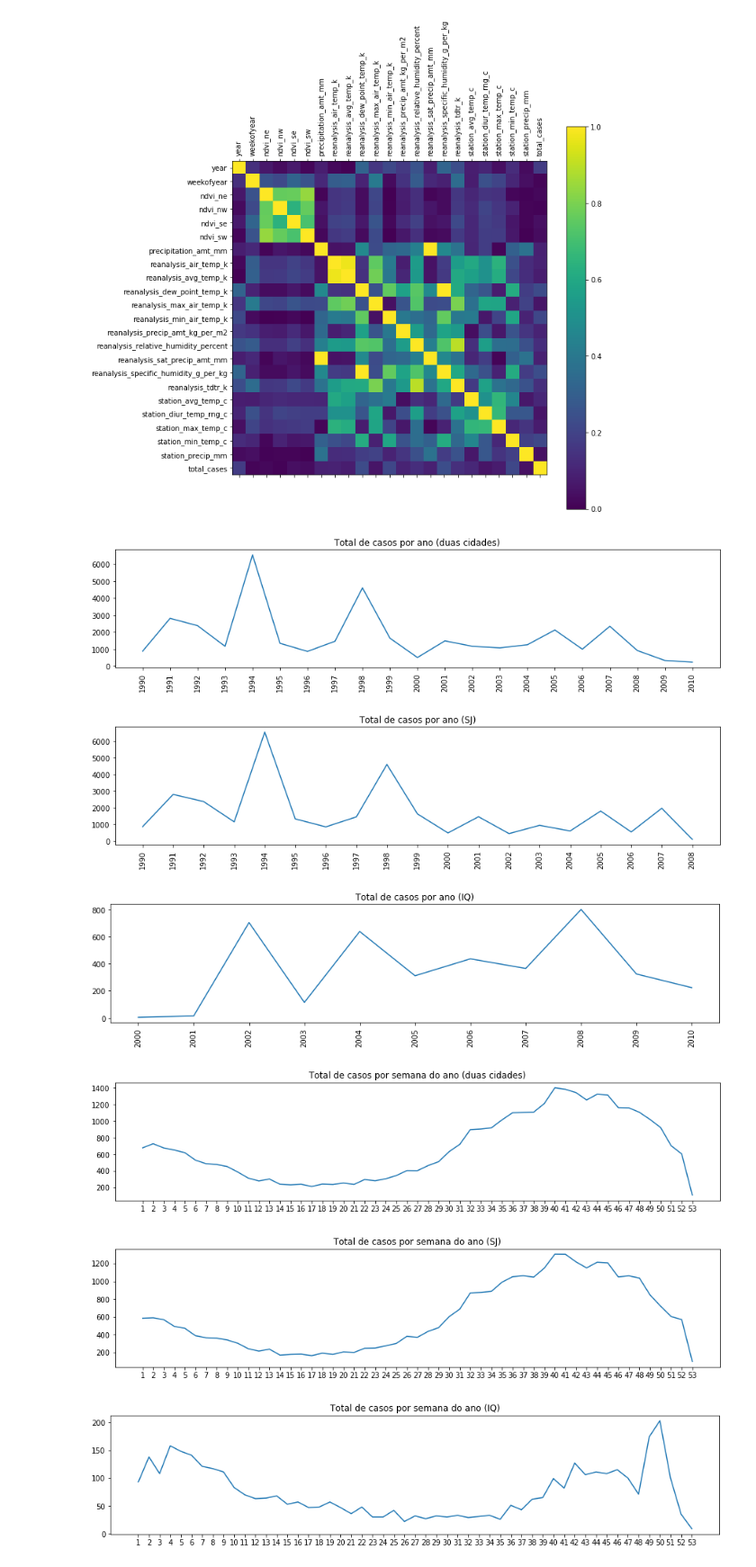
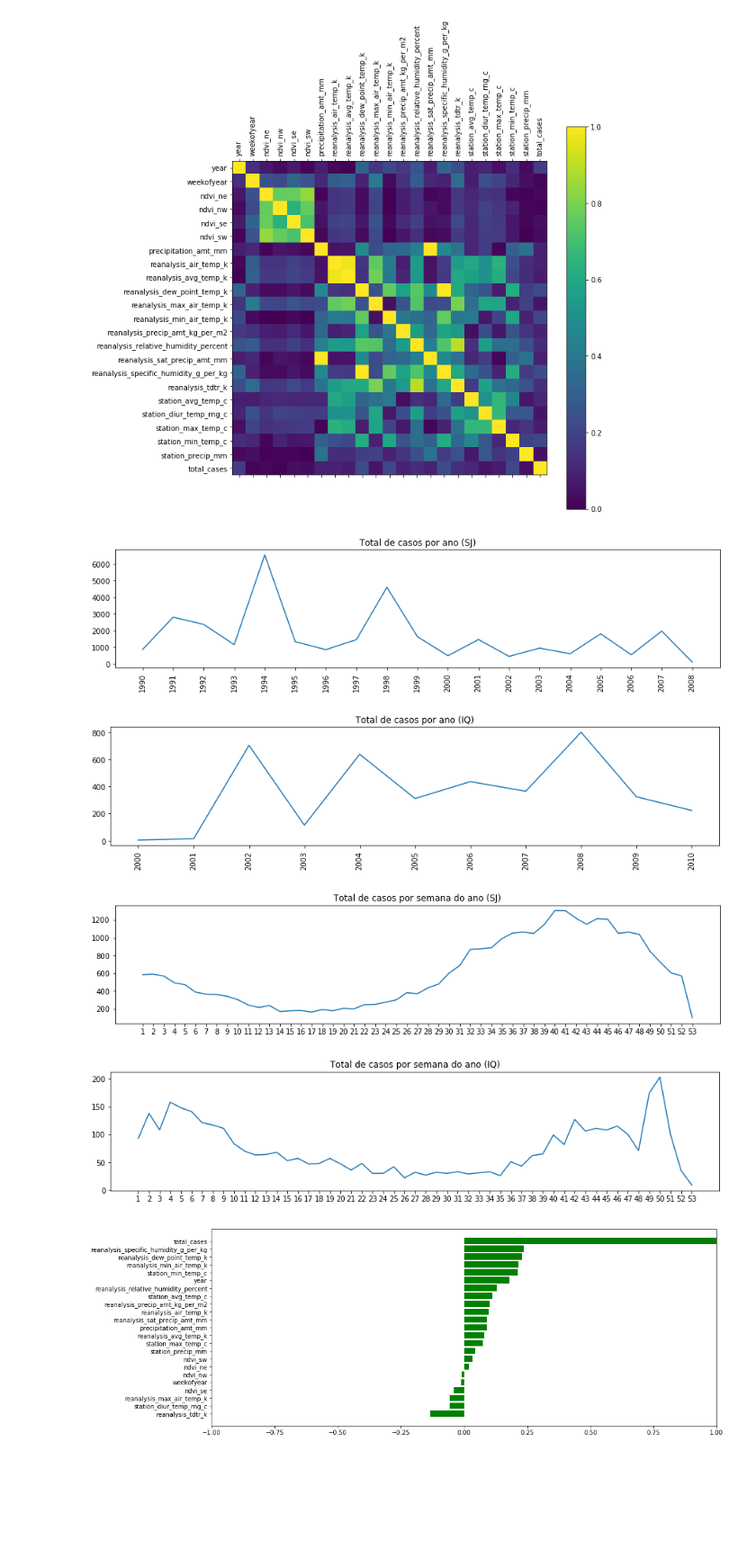
Before and after one commit to chenriquealvarenga/trabalho_ic, a Jupyter notebook: Análise do dataset.ipynb, the cells around one changed output. Shown at 90% size. Saved outputs shown, nothing was run; the diff lists cells and outputs as text; code cells hidden in the pictures; blank space fills up the shorter version.

Commit message:
ranking correlates

```diff
--- a/Análise do dataset.ipynb
+++ b/Análise do dataset.ipynb
@@ -118,6 +118,23 @@ plot_corr(data[data.city=="iq"])
 # %% [output]
 Correlacao entre variaveis na cidade iq
 [figure]
+# %%
+import numpy as np
+
+def plot_corr_ranking(data, title=""):
+    fig, ax = plt.subplots(figsize=(15,6))
+    corr_ranking = data.corr()["total_cases"].sort_values()
+#     corr_ranking = corr_ranking[corr_ranking.index!="total_cases"]
+    labels = corr_ranking.index
+    y_pos = np.arange(len(labels))
+    values = corr_ranking.values
+    ax.barh(y_pos, values, align='center', color='green')
+    ax.set_yticks(y_pos)
+    ax.set_yticklabels(labels)
+    ax.axes.set_xlim((-1,1))
+    plt.show()
+
+plot_corr_ranking(data[data.city=="iq"])
 # %%
 def plot_total_cases(df, group_column, title="", rotation_x="vertical", size=(15,3)):
     plt.figure(figsize=size)
@@ -129,20 +146,50 @@ def plot_total_cases(df, group_column, title="", rotation_x="vertical", size=(15
     plt.plot(x,y)
     plt.show()
 
-plot_total_cases(data, "year", title="Total de casos por ano (duas cidades)")
+# plot_total_cases(data, "year", title="Total de casos por ano (duas cidades)")
 plot_total_cases(data[data.city=="sj"], "year", title="Total de casos por ano (SJ)")
 plot_total_cases(data[data.city=="iq"], "year", title="Total de casos por ano (IQ)")
 
-plot_total_cases(data, "weekofyear", title="Total de casos por semana do ano (duas cidades)",
-                 rotation_x="horizontal")
+# plot_total_cases(data, "weekofyear", title="Total de casos por semana do ano (duas cidades)",
+#                  rotation_x="horizontal")
 plot_total_cases(data[data.city=="sj"], "weekofyear", title="Total de casos por semana do ano (SJ)",
                  rotation_x="horizontal")
 plot_total_cases(data[data.city=="iq"], "weekofyear", title="Total de casos por semana do ano (IQ)",
                  rotation_x="horizontal")
 # %% [output]
-[figure, old version]
+[figure, new version]
-[figure, old version]
+[figure, new version]
-[figure, old version]
+[figure, new version]
-[figure, old version]
+[figure, new version]
-[figure, removed]
-[figure, removed]
+# %%
+import numpy as np
+
+def plot_corr_ranking(data):
+    fig, ax = plt.subplots(figsize=(15,6))
+    corr_ranking = data.corr()["total_cases"].sort_values()
+#     corr_ranking = corr_ranking[corr_ranking.index!="total_cases"]
+    labels = corr_ranking.index
+    y_pos = np.arange(len(labels))
+    values = corr_ranking.values
+    ax.barh(y_pos, values, align='center', color='green')
+    ax.set_yticks(y_pos)
+    ax.set_yticklabels(labels)
+    ax.axes.set_xlim((-1,1))
+    plt.show()
+plot_corr_ranking(data[data.city=="iq"])
+
+
+# people = ('Tom', 'Dick', 'Harry', 'Slim', 'Jim')
+# y_pos = np.arange(len(people))
+# performance = 3 + 10 * np.random.rand(len(people))
+# error = np.random.rand(len(people))
+
+# ax.barh(y_pos, performance, xerr=error, align='center',
+#         color='green', ecolor='black')
+# ax.set_yticks(y_pos)
+# ax.set_yticklabels(people)
+# ax.invert_yaxis()  # labels read top-to-bottom
+# ax.set_xlabel('Performance')
+# ax.set_title('How fast do you want to go today?')
+# %% [output]
+[figure, added]
```
Also changed, not shown: parts of 2 cells of this notebook.
